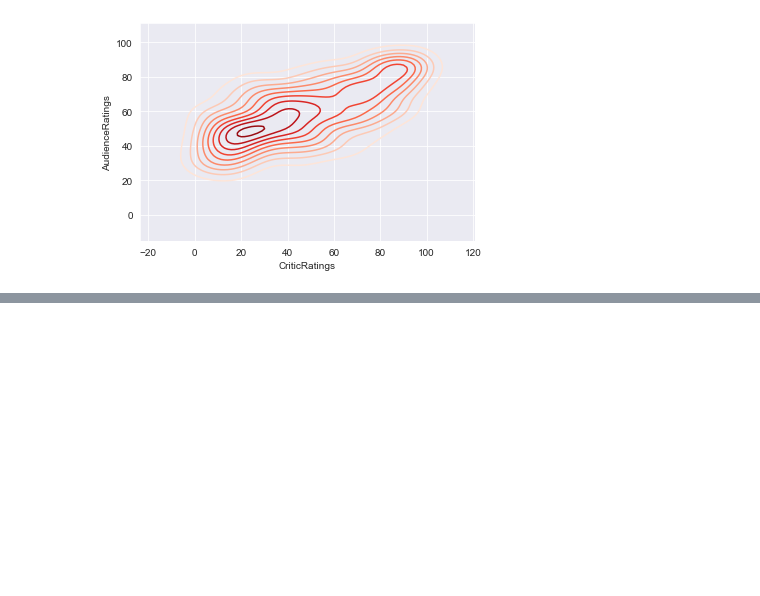
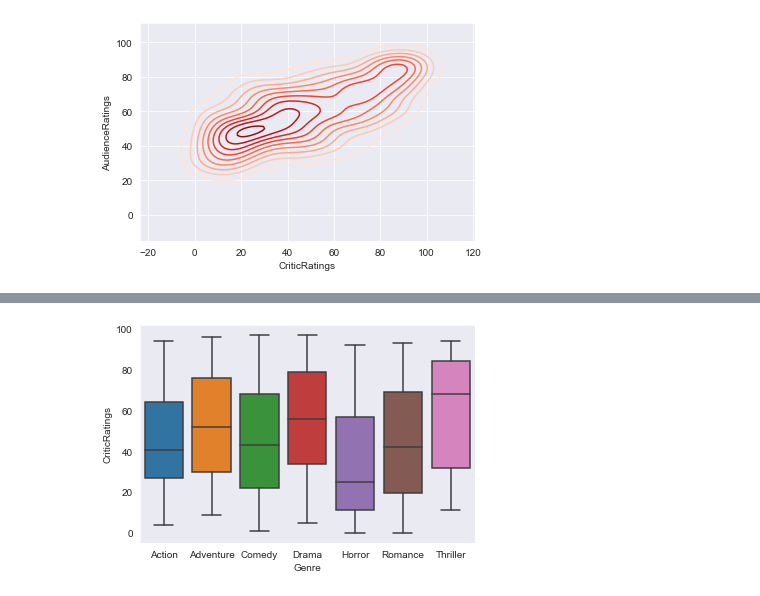
Before and after one commit to mostafaradwan1/data-visualization, a Jupyter notebook: seaborn/advanced visualization.ipynb, the cells around one changed output, grey strips where cells are left out. Cells and saved outputs as stored; diff of their text form; code cells hidden in the pictures; blank space fills up the shorter version.

```diff
--- a/seaborn/advanced visualization.ipynb
+++ b/seaborn/advanced visualization.ipynb
@@ -266,0 +285,4 @@ sns.kdeplot(data.CriticRatings,data.AudienceRatings,\
+# %%
+z=sns.boxplot(data=data,x='Genre',y='CriticRatings')
+# %% [output]
+[figure, added]
```
Also changed, not shown: parts of 5 cells of this notebook.
